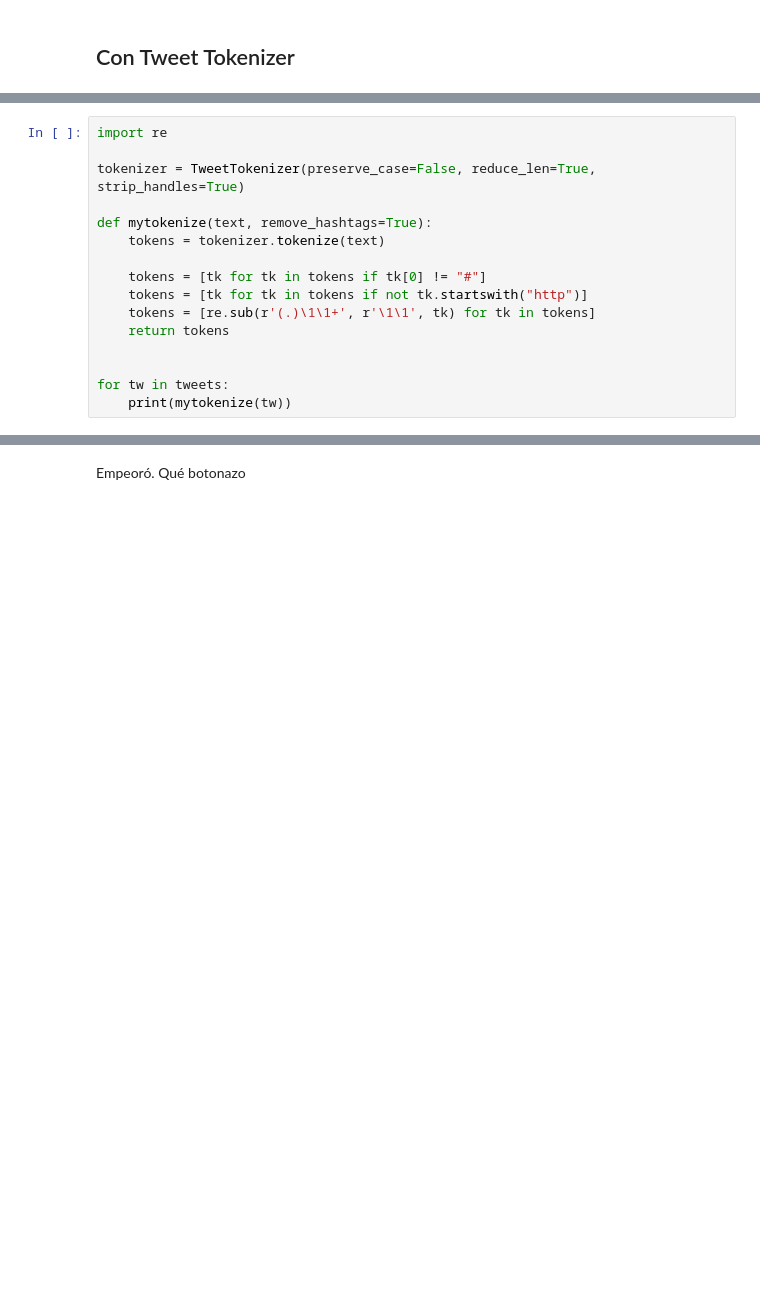
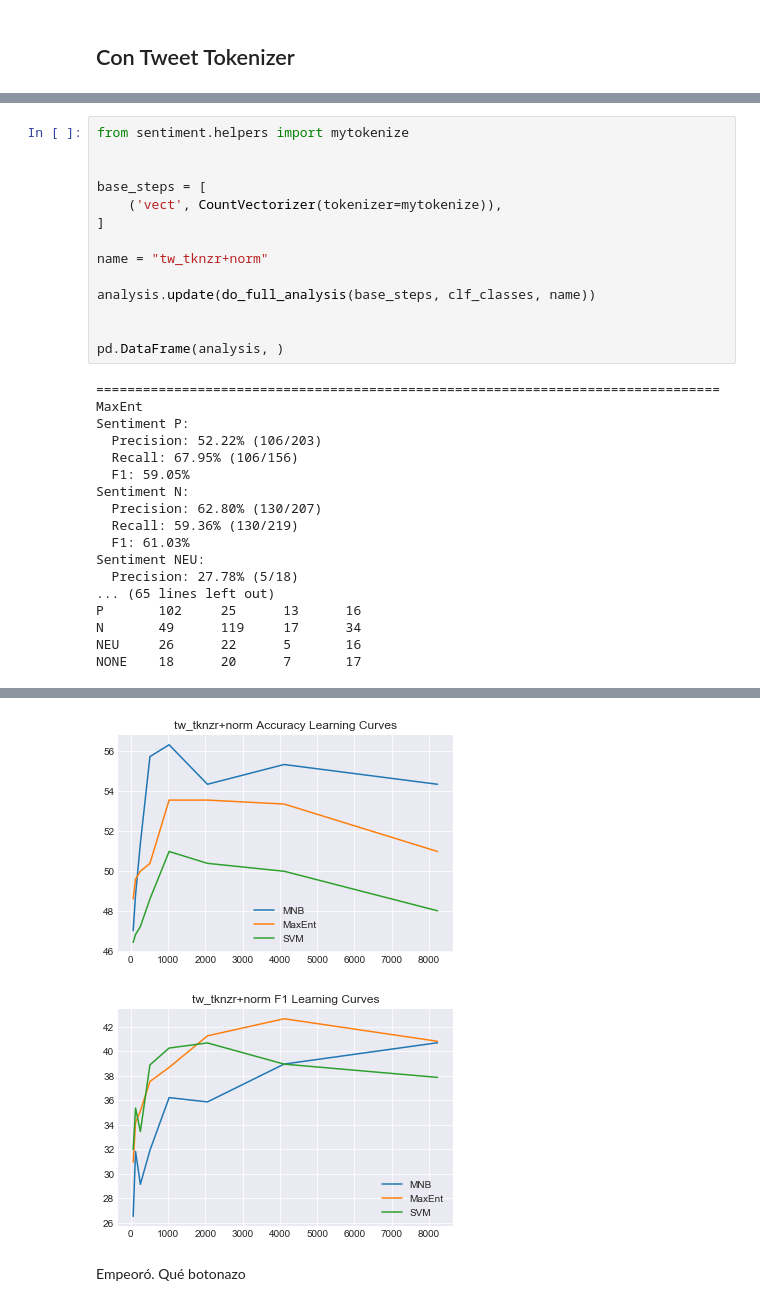
Before and after one commit to finiteautomata/PLN-UBA2018, a Jupyter notebook: notebooks/classifiers.ipynb, the cells around one changed output, grey strips where cells are left out. Saved outputs shown, nothing was run; the diff lists cells and outputs as text; blank space fills up the shorter version.

```diff
--- a/notebooks/classifiers.ipynb
+++ b/notebooks/classifiers.ipynb
@@ -196,16 +191,0 @@ for tw in tweets:
-# %%
-import re
-
-tokenizer = TweetTokenizer(preserve_case=False, reduce_len=True, strip_handles=True)
-
-def mytokenize(text, remove_hashtags=True):
-    tokens = tokenizer.tokenize(text)
-
-    tokens = [tk for tk in tokens if tk[0] != "#"]
-    tokens = [tk for tk in tokens if not tk.startswith("http")]
-    tokens = [re.sub(r'(.)\1\1+', r'\1\1', tk) for tk in tokens]
-    return tokens
-
-
-for tw in tweets:
-    print(mytokenize(tw))
@@ -254,0 +192,32 @@ NONE    90      82      17      85
+# %%
+from sentiment.helpers import mytokenize
+
+
+base_steps = [
+    ('vect', CountVectorizer(tokenizer=mytokenize)),
+]
+
+name = "tw_tknzr+norm"
+
+analysis.update(do_full_analysis(base_steps, clf_classes, name))
+
+
+pd.DataFrame(analysis, )
+# %% [output]
+================================================================================
+MaxEnt
+Sentiment P:
+  Precision: 52.22% (106/203)
+  Recall: 67.95% (106/156)
+  F1: 59.05%
+Sentiment N:
+  Precision: 62.80% (130/207)
+  Recall: 59.36% (130/219)
+  F1: 61.03%
+Sentiment NEU:
+  Precision: 27.78% (5/18)
+... (65 lines left out)
+P       102     25      13      16
+N       49      119     17      34
+NEU     26      22      5       16
+NONE    18      20      7       17
@@ -255,2 +229,4 @@ NONE    90      82      17      85
+[figure, added]
+[figure, added]
 # %% [markdown]
 Empeoró. Qué botonazo
```
Also changed, not shown: parts of 22 cells of this notebook, 23 other files.
